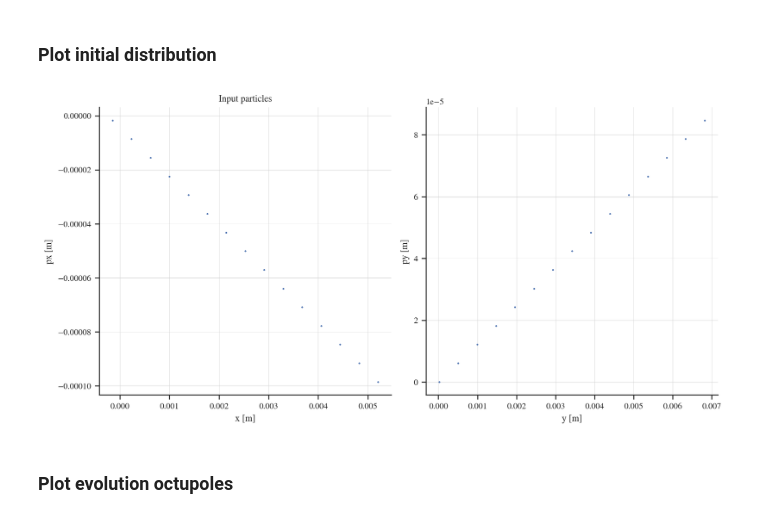
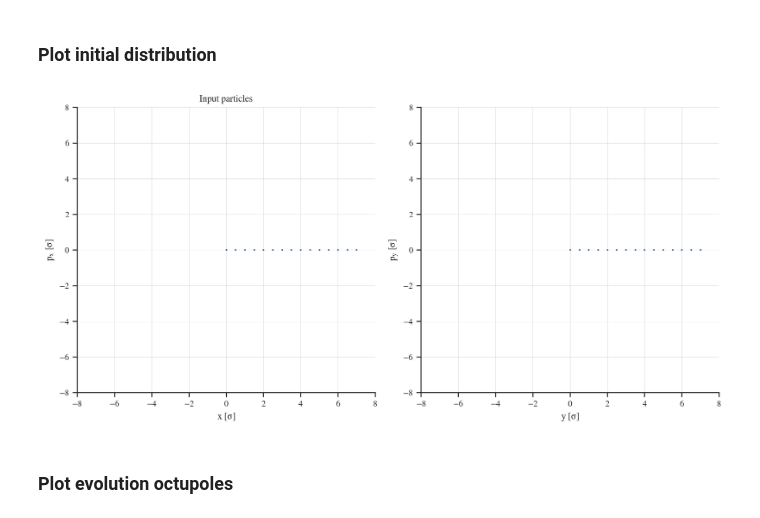
Before and after one commit to ColasDroin/DA_study_boilerplate, a Jupyter notebook: master_study/analysis/analysis_dynamic_octupoles_normalized.ipynb, the cells around one changed output. Drawn from its saved outputs; the diff is of its cells as text; code cells hidden in the pictures.

```diff
--- a/master_study/analysis/analysis_dynamic_octupoles_normalized.ipynb
+++ b/master_study/analysis/analysis_dynamic_octupoles_normalized.ipynb
@@ -65,26 +63,32 @@ dic_obs
 # %% [markdown]
 ### Plot initial distribution
 # %%
-x_input = df_input["x"]
-y_input = df_input["y"]
-px_input = df_input["px"]
-py_input = df_input["py"]
+df_input_with_norm = dic_obs['l_df_particles'][0]
+
+x_input = df_input_with_norm["x_norm"]
+y_input = df_input_with_norm["y_norm"]
+px_input = df_input_with_norm["px_norm"]
+py_input = df_input_with_norm["py_norm"]
 
 # Plot input particles (two subplots for x and y)
 fig, ax = plt.subplots(1, 2, figsize=(10, 5))
-ax[0].scatter(x_input, px_input, s=1, c = None, cmap = "magma")
-ax[0].set_xlabel("x [m]")
-ax[0].set_ylabel("px [m]")
+ax[0].scatter(x_input, px_input, s=1)
+ax[0].set_xlabel(r"$x$ [$\sigma$]")
+ax[0].set_ylabel(r"$p_x$ [$\sigma$]")
 ax[0].set_title("Input particles")
 ax[0].grid()
-ax[1].scatter(y_input, py_input, s=1, c = None, cmap = "magma")
-ax[1].set_xlabel("y [m]")
-ax[1].set_ylabel("py [m]")
+ax[0].set_ylim(-8, 8)
+ax[0].set_xlim(-8, 8)
+ax[1].scatter(y_input, py_input, s=1)
+ax[1].set_xlabel(r"$y$ [$\sigma$]")
+ax[1].set_ylabel(r"$p_y$ [$\sigma$]")
 ax[1].grid()
+ax[1].set_ylim(-8, 8)
+ax[1].set_xlim(-8, 8)
 plt.tight_layout()
 plt.show()
 # %% [output]
-[figure, old version]
+[figure, new version]
 # %% [markdown]
 ### Plot evolution octupoles
 # %%
```
Also changed, not shown: parts of 7 cells of this notebook, 2 other files.
